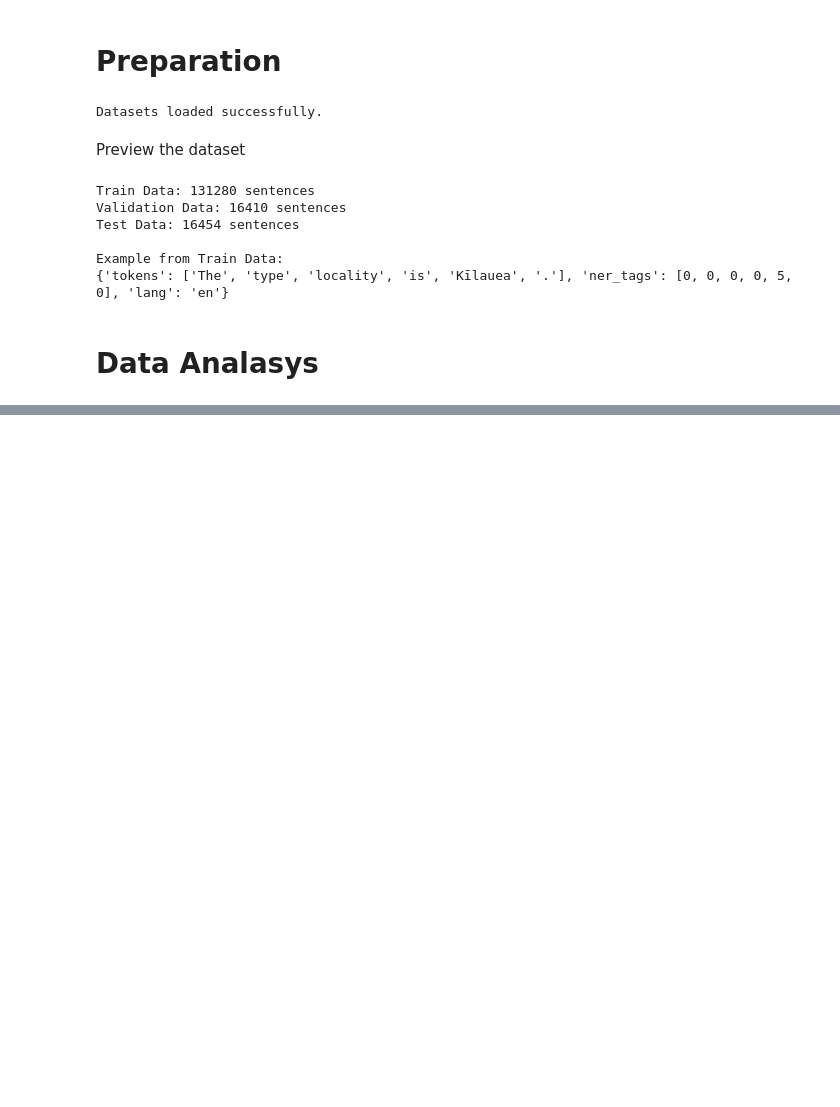
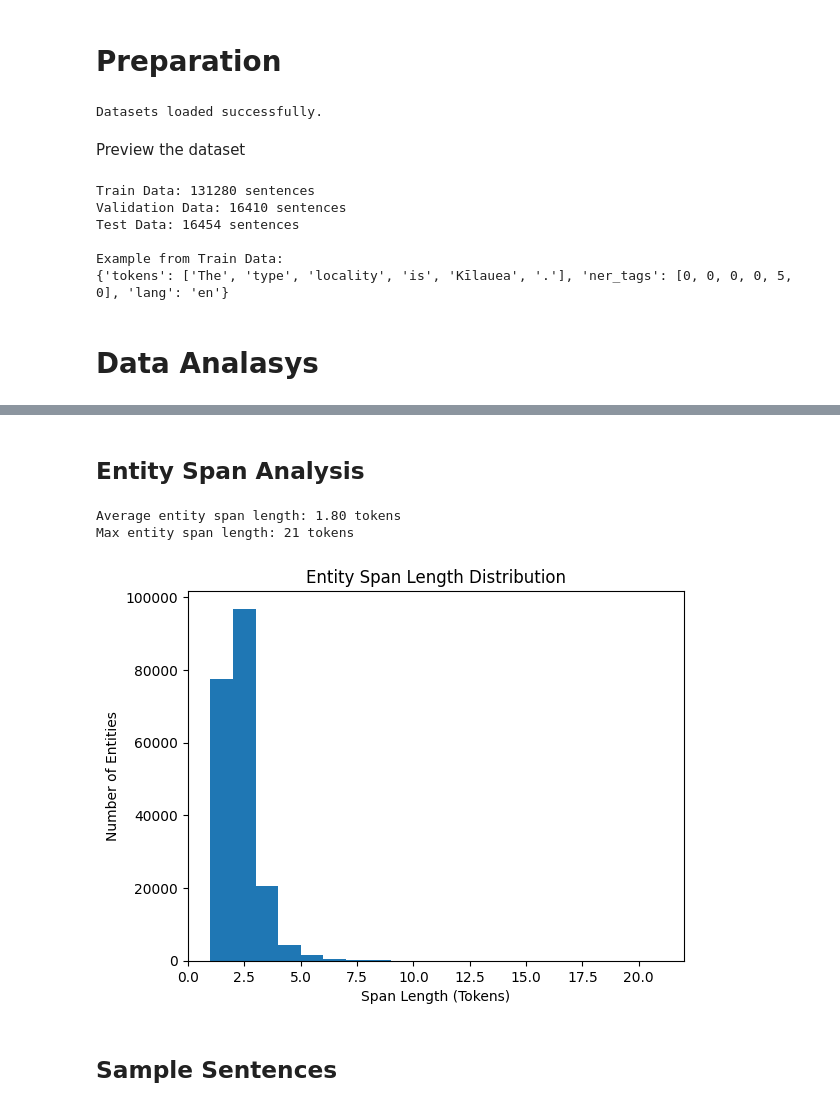
Before and after one commit to auphong2707/nlp-ner, a Jupyter notebook: EDA.ipynb, the cells around one changed output, grey strips where cells are left out. Drawn from its saved outputs; the diff is of its cells as text; code cells hidden in the pictures; blank space fills up the shorter version.

```diff
--- a/EDA.ipynb
+++ b/EDA.ipynb
@@ -46,0 +133,34 @@ Example from Train Data:
+# %% [markdown]
+## Entity Span Analysis
+# %%
+# Entity span analysis
+span_lengths = []
+for item in train_data:
+    span = 0
+    for tag in item['ner_tags']:
+        if tag > 0:  # assuming 0 is "O" (no entity)
+            span += 1
+        else:
+            if span > 0:
+                span_lengths.append(span)
+                span = 0
+    if span > 0:
+        span_lengths.append(span)
+
+if span_lengths:
+    print(f"Average entity span length: {np.mean(span_lengths):.2f} tokens")
+    print(f"Max entity span length: {np.max(span_lengths)} tokens")
+
+    plt.hist(span_lengths, bins=20)
+    plt.title("Entity Span Length Distribution")
+    plt.xlabel("Span Length (Tokens)")
+    plt.ylabel("Number of Entities")
+    plt.show()
+else:
+    print("No entity spans found.")
+# %% [output]
+Average entity span length: 1.80 tokens
+Max entity span length: 21 tokens
+[figure, added]
+# %% [markdown]
+## Sample Sentences
```
Also changed, not shown: parts of 10 cells of this notebook.
